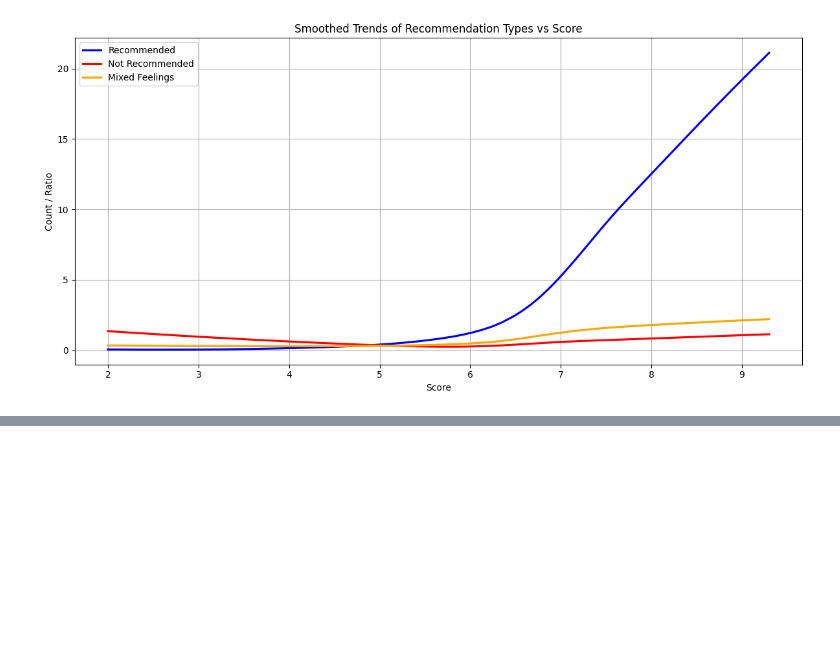
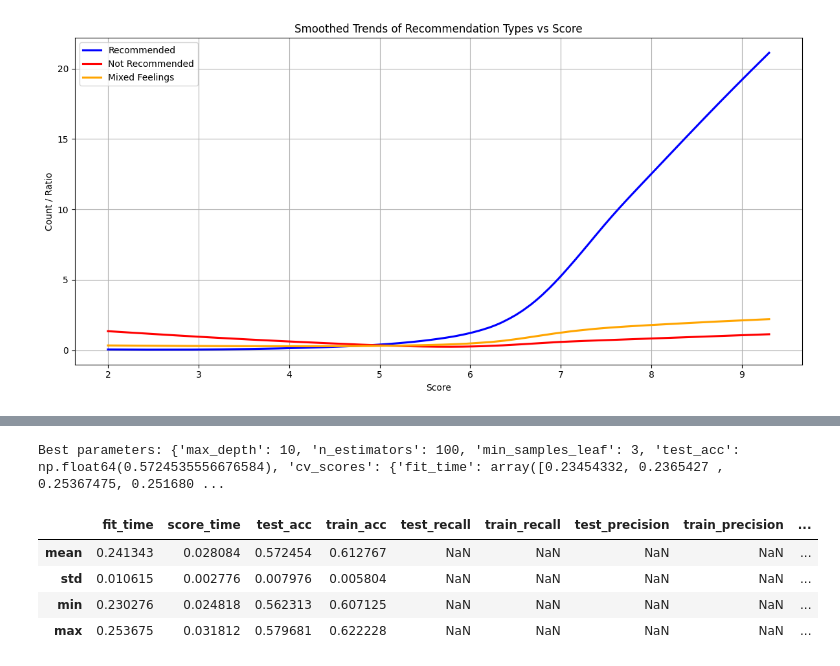
Before and after one commit to StrugVN/data-analysis-ctu, a Jupyter notebook: 2/2.ipynb, the cells around one changed output, grey strips where cells are left out. Cells and saved outputs as stored; diff of their text form; code cells hidden in the pictures; blank space fills up the shorter version.

```diff
--- a/2/2.ipynb
+++ b/2/2.ipynb
@@ -439,0 +544,10 @@ df_processed
+# %%
+# check missing or empty genres, themes, demographics (each are list of strings)
+# For df_processed, genres, themes, demographics are lists of strings (after one-hot encoding step)
+missing_genres = df_processed[df_processed['genres'].apply(lambda x: not isinstance(x, list) or len(x) == 0 or (isinstance(x, list) and (len(x) == 1 and (x[0] == '' or pd.isna(x[0])))))]
+missing_themes = df_processed[df_processed['themes'].apply(lambda x: not isinstance(x, list) or len(x) == 0 or (isinstance(x, list) and (len(x) == 1 and (x[0] == '' or pd.isna(x[0])))))]
+missing_demographics = df_processed[df_processed['demographics'].apply(lambda x: not isinstance(x, list) or len(x) == 0 or (isinstance(x, list) and (len(x) == 1 and (x[0] == '' or pd.isna(x[0])))))]
+
+print(f"Missing genres: {len(missing_genres)}")
+print(f"Missing themes: {len(missing_themes)}")
+print(f"Missing demographics: {len(missing_demographics)}")
@@ -439,0 +724,61 @@ df_processed
+# %%
+from sklearn.ensemble import RandomForestClassifier
+
+list_max_depth = [2, 3, 5, 10]
+list_n_estimators = [50, 100, 150, 200]
+list_min_samples_leaf = [3, 5, 10, 20]
+
+best_parameters = {
+    "max_depth": None,
+    "n_estimators": None,
+    "min_samples_leaf": None,
+    "test_acc": -math.inf,
+    "cv_scores": None
+}
+
+for max_depth, n_estimators, min_samples_leaf in tqdm(
+    itertools.product(list_max_depth, list_n_estimators, list_min_samples_leaf),
+    total=len(list_max_depth) * len(list_n_estimators) * len(list_min_samples_leaf)
+):
+    cv_run = run_kfold_pipeline(
+        df_raw=df,
+        ft_cols_qualitative=ft_cols_qualitative,
+        ft_cols_qualitative_to_one_hot=ft_cols_qualitative_to_one_hot,
+        ft_cols_quantitative=ft_cols_quantitative,
+        ft_cols_to_category_encode=ft_cols_to_category_encode,
+        target_col=target_col,
+        scaler=RobustScaler(),
+        model=RandomForestClassifier(
+            max_depth=max_depth,
+            n_estimators=n_estimators,
+            min_samples_leaf=min_samples_leaf,
+        ),
+        scoring = {
+            "acc": "accuracy",
+            "recall": "recall",
+            "precision": "precision",
+            "f1": "f1",
+            "roc_auc": "roc_auc"
+        }
+    )
+
+    mean_test_acc = cv_run['test_acc'].mean()
+    if mean_test_acc > best_parameters["test_acc"]:
+        best_parameters["max_depth"] = max_depth
+        best_parameters["n_estimators"] = n_estimators
+        best_parameters["min_samples_leaf"] = min_samples_leaf
+        best_parameters["test_acc"] = mean_test_acc
+        best_parameters["cv_scores"] = cv_run
+
+print(f"Best parameters: {best_parameters}")
+
+cv_scores_rf = best_parameters["cv_scores"]
+
+pd.DataFrame(cv_scores_rf).describe(percentiles=[]).loc[["mean", "std", "min", "max"]]
+# %% [output]
+Best parameters: {'max_depth': 10, 'n_estimators': 100, 'min_samples_leaf': 3, 'test_acc': np.float64(0.5724535556676584), 'cv_scores': {'fit_time': array([0.23454332, 0.2365427 , 0.25367475, 0.251680 ...
+|  | fit_time | score_time | test_acc | train_acc | test_recall | train_recall | test_precision | train_precision | ... |
+| mean | 0.241343 | 0.028084 | 0.572454 | 0.612767 | NaN | NaN | NaN | NaN | ... |
+| std | 0.010615 | 0.002776 | 0.007976 | 0.005804 | NaN | NaN | NaN | NaN | ... |
+| min | 0.230276 | 0.024818 | 0.562313 | 0.607125 | NaN | NaN | NaN | NaN | ... |
+| max | 0.253675 | 0.031812 | 0.579681 | 0.622228 | NaN | NaN | NaN | NaN | ... |
```
Also changed, not shown: parts of 19 cells of this notebook.
